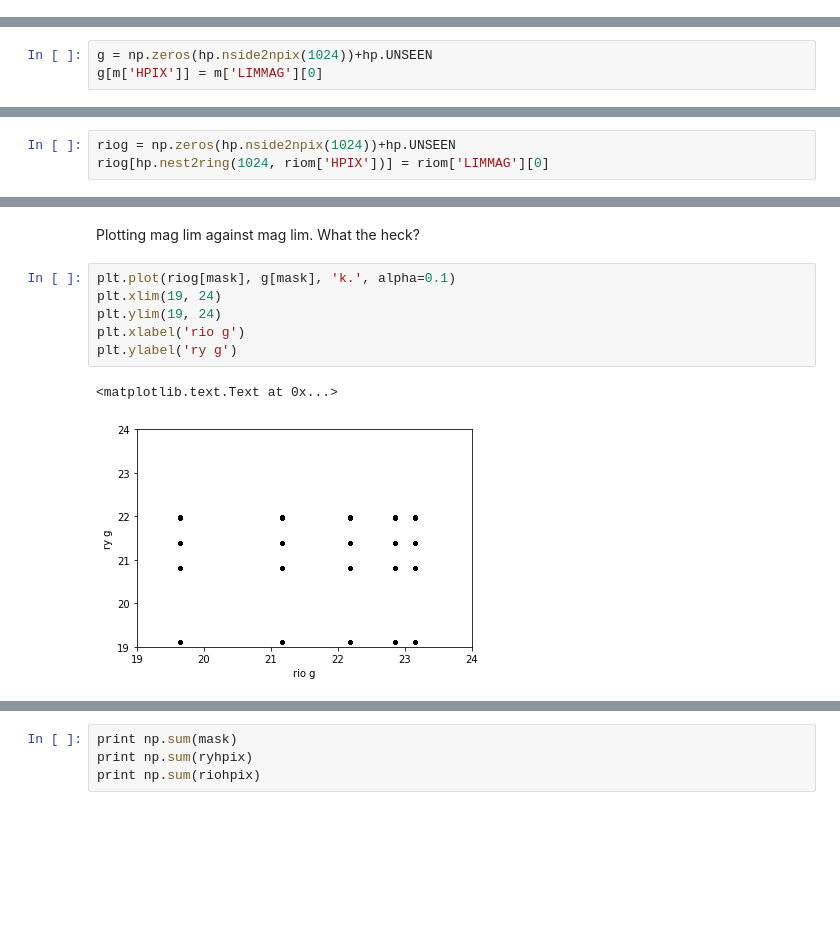
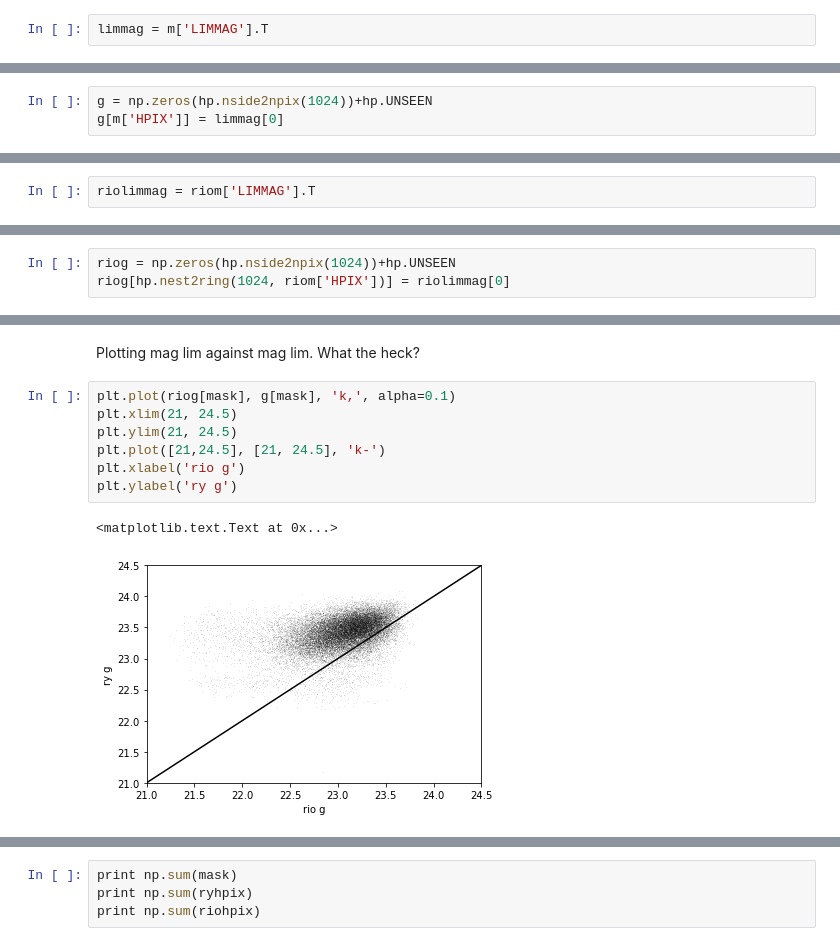
Before and after one commit to ricardogando/depth, a Jupyter notebook: y3_coarse_validation.ipynb, the cells around one changed output, grey strips where cells are left out. Cells and saved outputs as stored; diff of their text form; blank space fills up the shorter version.

```diff
--- a/y3_coarse_validation.ipynb
+++ b/y3_coarse_validation.ipynb
@@ -32,0 +11,2 @@ m
+# %%
+limmag = m['LIMMAG'].T
@@ -47,7 +48,7 @@ print ra, dec
 Getting g mag lim and turning into a full map
 # %%
 g = np.zeros(hp.nside2npix(1024))+hp.UNSEEN
-g[m['HPIX']] = m['LIMMAG'][0]
+g[m['HPIX']] = limmag[0]
 # %%
 hp.mollview(g)
 hp.graticule()
@@ -85,3 +64,5 @@ riom
+# %%
+riolimmag = riom['LIMMAG'].T
 # %% [markdown]
 Getting g mag lim
 # %%
@@ -99,7 +80,7 @@ The interval between meridians is 30 deg -0.00'.
 Getting g mag lim (turning from NEST to RING) and checking that this works
 # %%
 riog = np.zeros(hp.nside2npix(1024))+hp.UNSEEN
-riog[hp.nest2ring(1024, riom['HPIX'])] = riom['LIMMAG'][0]
+riog[hp.nest2ring(1024, riom['HPIX'])] = riolimmag[0]
 # %%
 hp.mollview(riog)
 hp.graticule()
@@ -120,11 +101,12 @@ mask = (ryhpix == 1)*(riohpix == 1)
 # %% [markdown]
 Plotting mag lim against mag lim. What the heck?
 # %%
-plt.plot(riog[mask], g[mask], 'k.', alpha=0.1)
-plt.xlim(19, 24)
-plt.ylim(19, 24)
+plt.plot(riog[mask], g[mask], 'k,', alpha=0.1)
+plt.xlim(21, 24.5)
+plt.ylim(21, 24.5)
+plt.plot([21,24.5], [21, 24.5], 'k-')
 plt.xlabel('rio g')
 plt.ylabel('ry g')
 # %% [output]
 <matplotlib.text.Text at 0x...>
-[figure, old version]
+[figure, new version]
```
Also changed, not shown: parts of 22 cells of this notebook.
